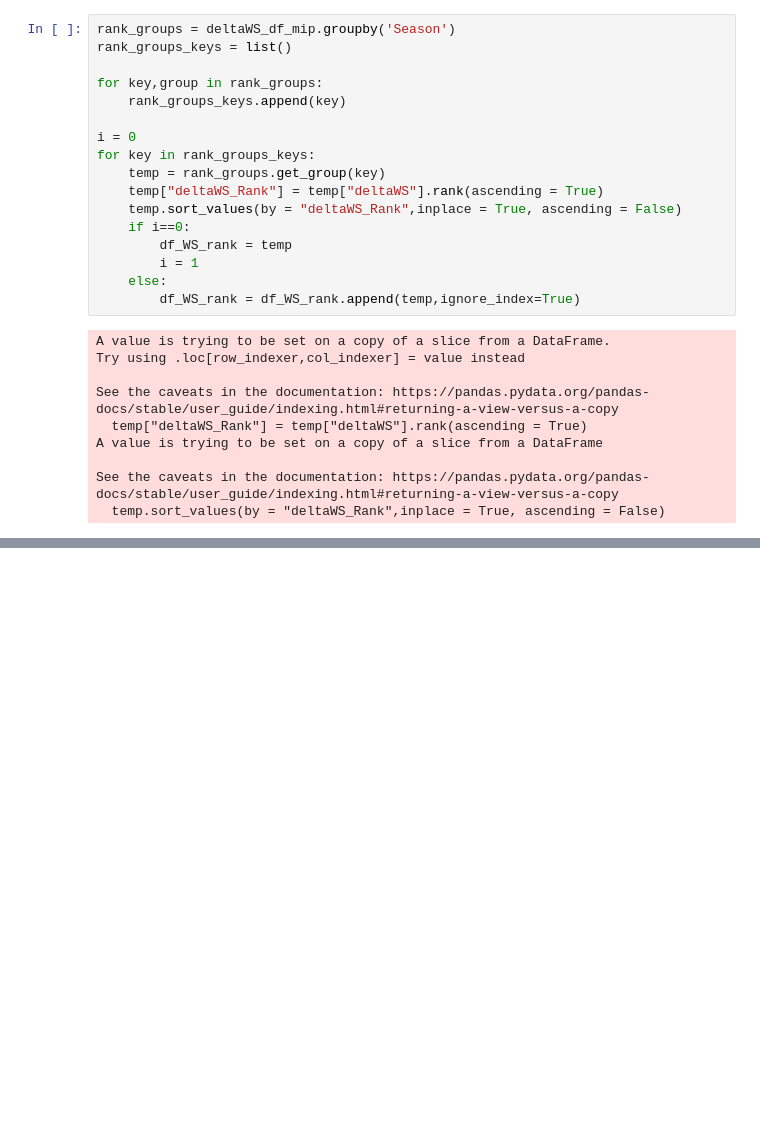
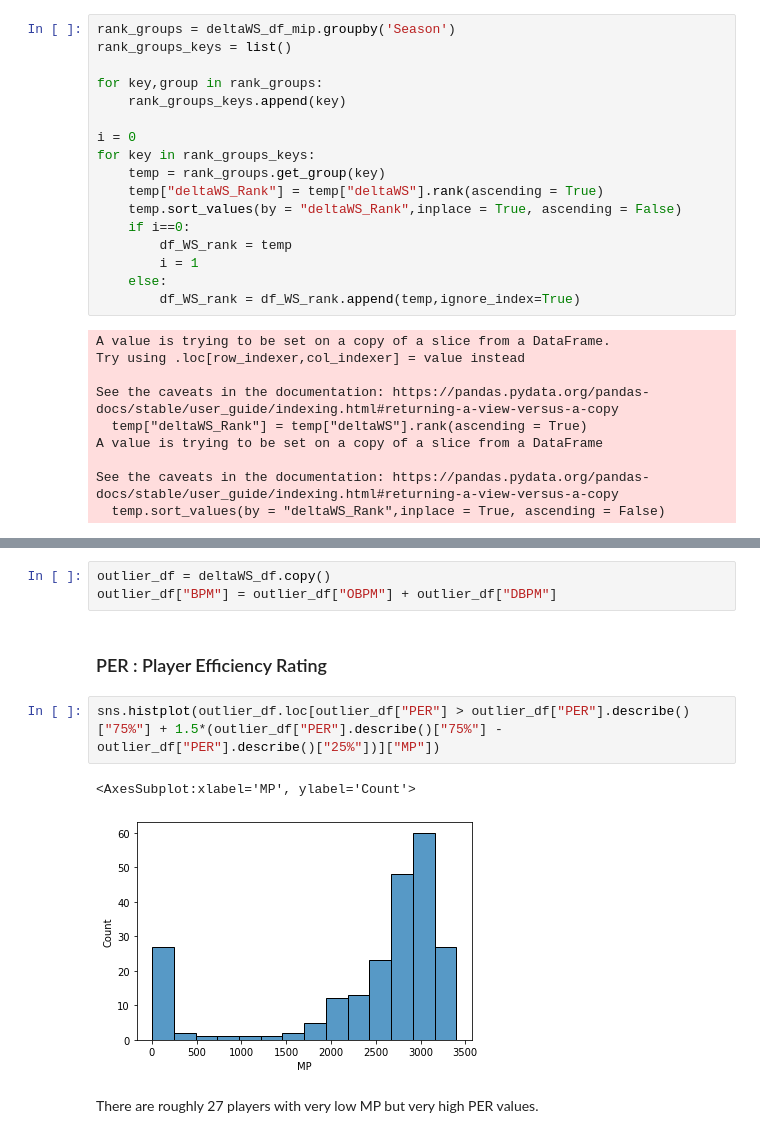
Before and after one commit to Pasindu19970808/NBAData, a Jupyter notebook: V2/NBA_DataAnalysis.ipynb, the cells around one changed output, grey strips where cells are left out. Cells and saved outputs as stored; diff of their text form; blank space fills up the shorter version.

Commit message:
feature outliers removed

```diff
--- a/V2/NBA_DataAnalysis.ipynb
+++ b/V2/NBA_DataAnalysis.ipynb
@@ -336,0 +345,12 @@ plt.show()
+# %%
+outlier_df = deltaWS_df.copy()
+outlier_df["BPM"] = outlier_df["OBPM"] + outlier_df["DBPM"]
+# %% [markdown]
+<h3> PER : Player Efficiency Rating</h3>
+# %%
+sns.histplot(outlier_df.loc[outlier_df["PER"] > outlier_df["PER"].describe()["75%"] + 1.5*(outlier_df["PER"].describe()["75%"] - outlier_df["PER"].describe()["25%"])]["MP"])
+# %% [output]
+<AxesSubplot:xlabel='MP', ylabel='Count'>
+[figure, added]
+# %% [markdown]
+There are roughly 27 players with very low MP but very high PER values.
```
Also changed, not shown: parts of 58 cells of this notebook.
